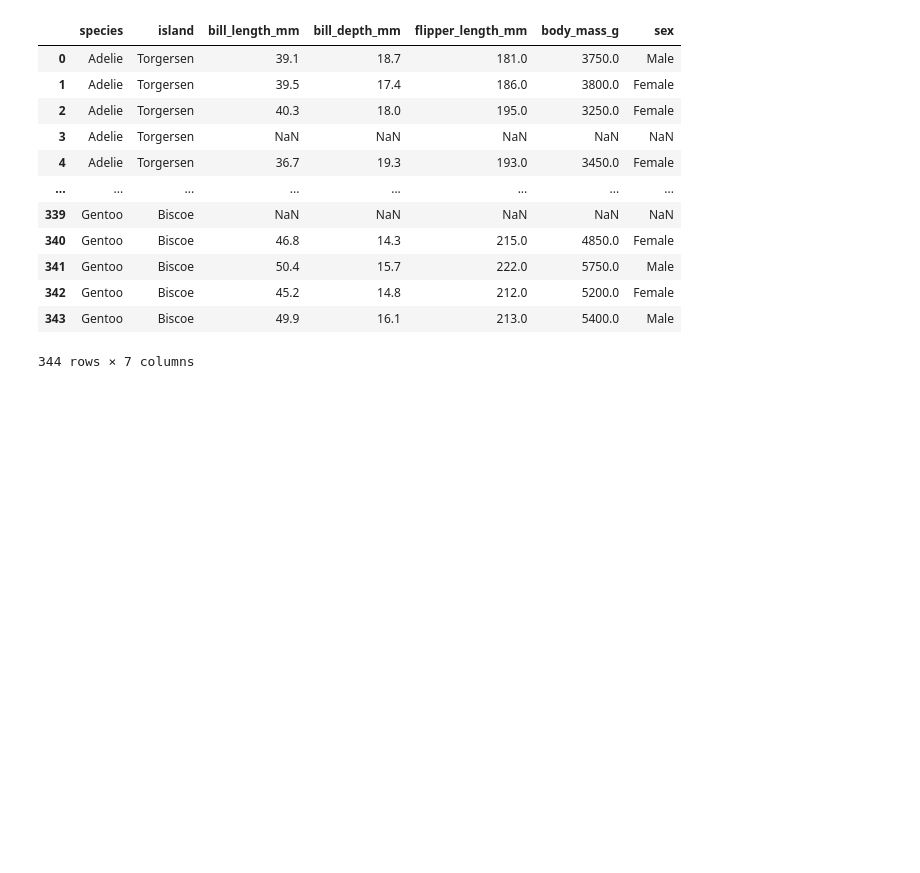
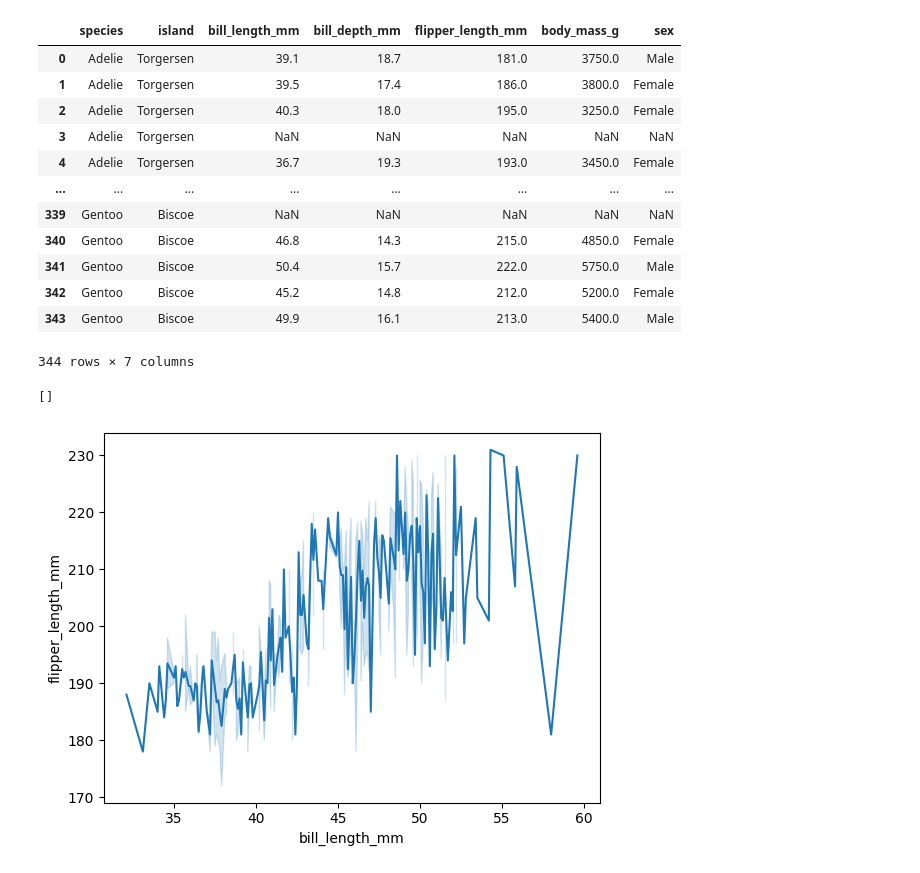
Before and after one commit to Ashura369/python, a Jupyter notebook: 1 jupyter workspace lecture/seaborn library/1 .ipynb, the cells around one changed output. Drawn from its saved outputs; the diff is of its cells as text; code cells hidden in the pictures; blank space fills up the shorter version.

```diff
--- a/1 jupyter workspace lecture/seaborn library/1 .ipynb
+++ b/1 jupyter workspace lecture/seaborn library/1 .ipynb
@@ -57,3 +57,9 @@ data
 | 342 | Gentoo | Biscoe | 45.2 | 14.8 | 212.0 | 5200.0 | Female |
 | 343 | Gentoo | Biscoe | 49.9 | 16.1 | 213.0 | 5400.0 | Male |
 344 rows × 7 columns
+# %%
+sns.lineplot(data, x='bill_length_mm', y='flipper_length_mm')
+plt.plot()
+# %% [output]
+[]
+[figure, added]
```
Also changed, not shown: parts of 9 cells of this notebook, 6 other files.
